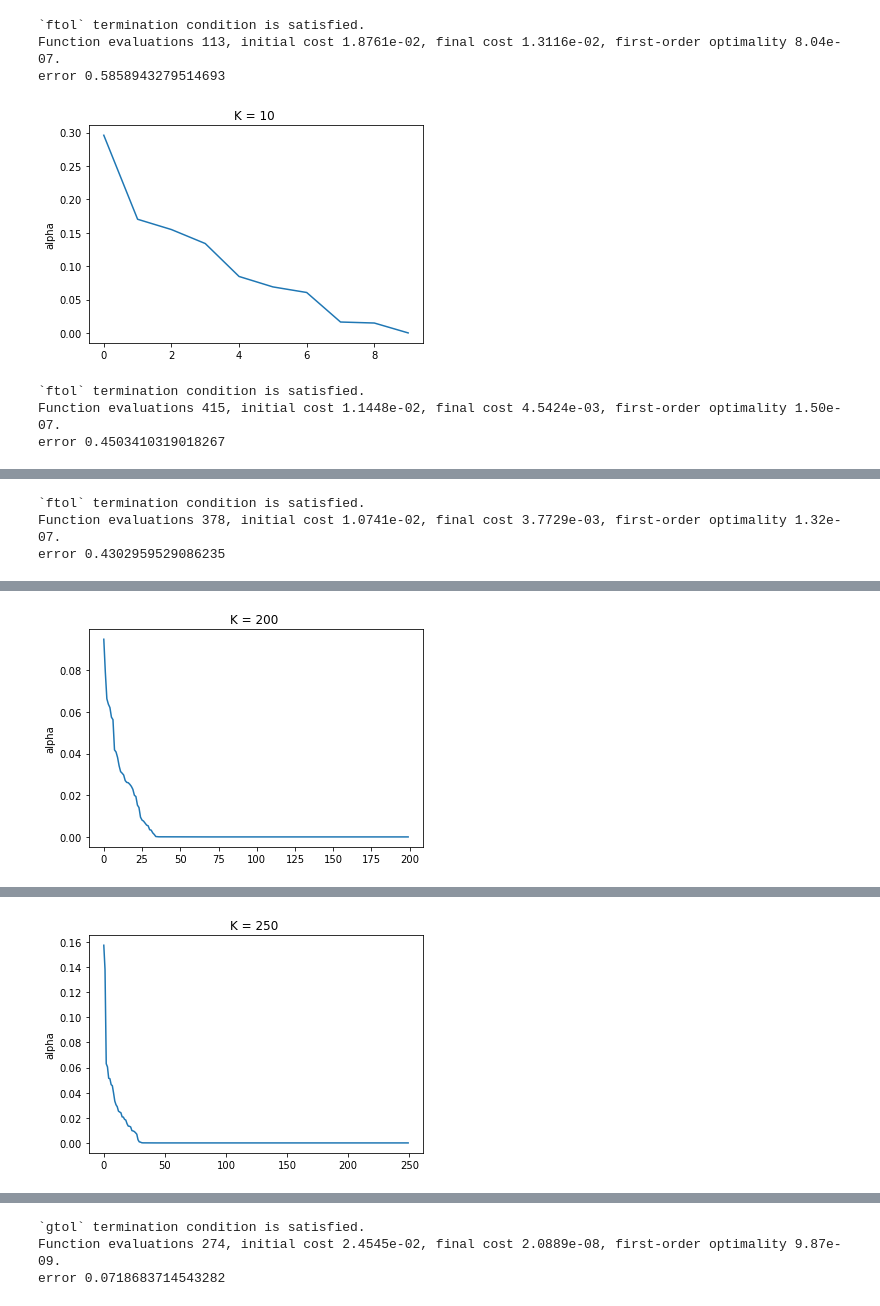
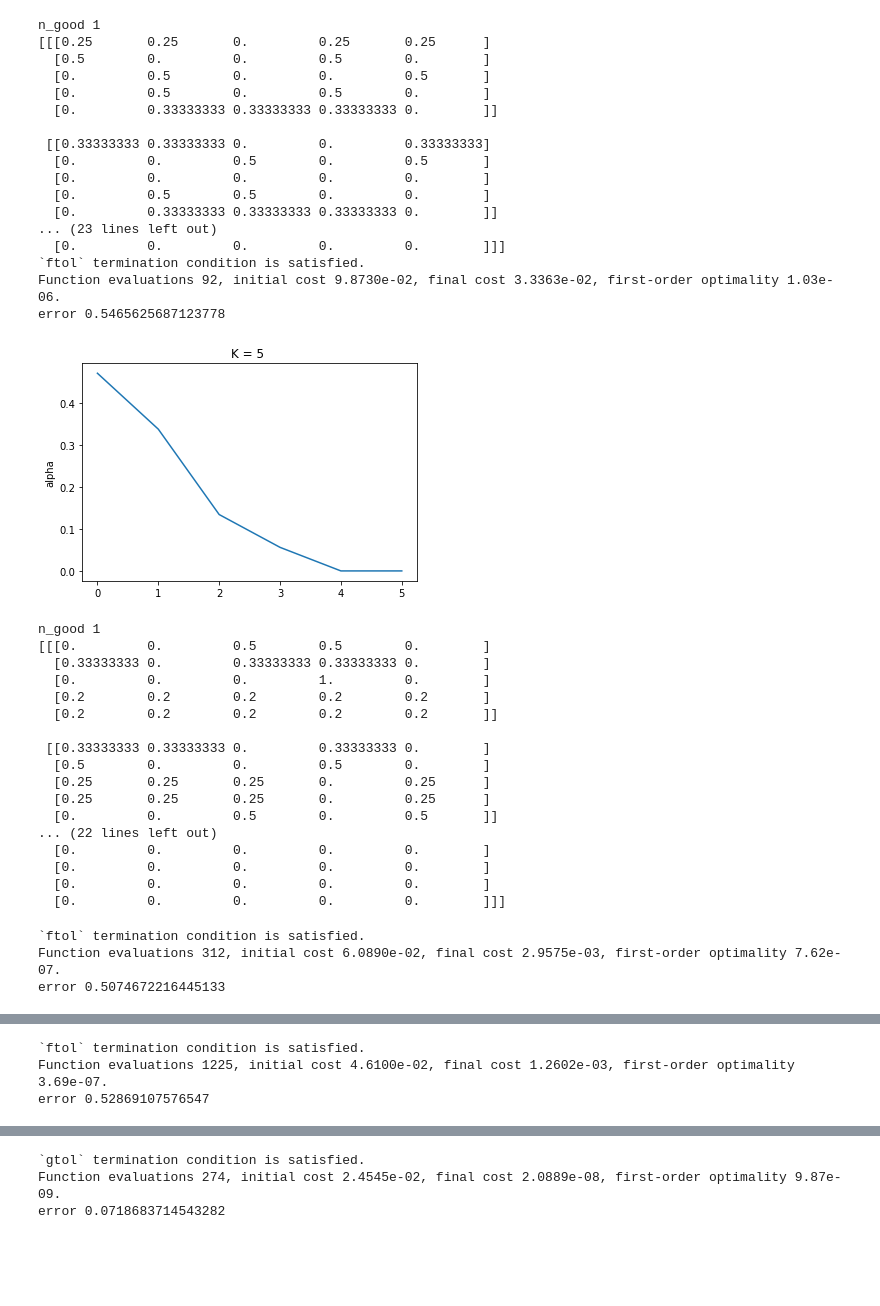
Before and after one commit to aleeeexxx/KME, a Jupyter notebook: MODIL.ipynb, the cells around one changed output, grey strips where cells are left out. Drawn from its saved outputs; the diff is of its cells as text; code cells hidden in the pictures; blank space fills up the shorter version.

Commit message:
sort alpha

```diff
--- a/MODIL.ipynb
+++ b/MODIL.ipynb
@@ -64,9 +63,14 @@ def get_mdp_gt(n_traj=10,n_state=3,n_action=3,len=10):
     #         print(counter)
     return traj , p_gt
 
-def get_p_k(n_traj=3,n_state=3):
-    p = np.zeros([n_traj,n_state,n_state])
-    p_k = np.zeros([n_traj,n_state,n_state])
+def get_p_k(n_traj=3,n_state=3,good_p_k=np.zeros([1,3,3]) ):
+    n_good = len(good_p_k)
+    print("n_good",n_good)
+#     p = np.zeros([n_traj,n_state,n_state])
+#   p: cdf   p_k:pdf
+    p = np.zeros([n_traj+n_good,n_state,n_state])
+    p_k = np.zeros([n_traj+n_good,n_state,n_state])
+#     p_k = np.random.rand(n_traj+n_good,n_state,n_state)
     for k in range(n_traj):
         for i in range(n_state):
             for j in range(n_state):
@@ -83,6 +87,8 @@ def get_p_k(n_traj=3,n_state=3):
         p_k[k] = (p_k[k].T/p_k[k].sum(axis=1)).T
         p_k[k] = np.where(np.isnan(p_k[k]), 0, p_k[k])
         # print("p_gt",p_gt[k])
+    p_k[-n_good:] = good_p_k
+
     return  p_k
 
 def get_next_state(i,p):
@@ -149,7 +155,7 @@ def get_error(p_hat,Frobenius_gt):
     return error
 # %%
 # num of states
-n = 10
+n = 5
 
 traj, p_gt = get_gt(n_traj=1000,n_state=n,len=3000)
 print("p_gt",p_gt)
@@ -177,27 +172,66 @@ Frobenius_gt 1.1836148921213234
 # %%
 # k_list = np.linspace(50, 200, 5, dtype=int,endpoint=True)
-k_list = [10,50,100,150,200,250,300]
+k_list = [5,50,100,150,200,250,300]
+# k_list = [50,50,50,50,50,50,50,50,50,50,50,50]
+
 error_list = []
+good_p_k = np.zeros([1,n,n])
 for k in k_list:
-    p_k = get_p_k(n_traj=k,n_state=n)
+    p_k = get_p_k(n_traj=k,n_state=n,good_p_k=good_p_k)
+    print(p_k)
     alpha = get_alpha(p_bar,p_k)
+#     good_alpha = np.alpha(alpha > 0.03)
+#     good_p_k = p_k[alpha > 0.03]
+#     print("good_p_k",good_p_k)
     p_hat = get_p_hat(alpha,p_k)
     error = get_error(p_hat,Frobenius_gt)
     print("error",error)
     error_list.append(error)
 
+    # sort and print alpha
     sorted_alpha = np.sort(alpha)[::-1]
     plt.plot(sorted_alpha)
     plt.ylabel("alpha")
     plt.title("K = %i " % k)
     plt.show()
 
-print(error_list)
+print("error_list",error_list)
 # %% [output]
+n_good 1
+[[[0.25       0.25       0.         0.25       0.25      ]
+  [0.5        0.         0.         0.5        0.        ]
+  [0.         0.5        0.         0.         0.5       ]
+  [0.         0.5        0.         0.5        0.        ]
+  [0.         0.33333333 0.33333333 0.33333333 0.        ]]
+
+ [[0.33333333 0.33333333 0.         0.         0.33333333]
+  [0.         0.         0.5        0.         0.5       ]
+  [0.         0.         0.         0.         0.        ]
+  [0.         0.5        0.5        0.         0.        ]
+  [0.         0.33333333 0.33333333 0.33333333 0.        ]]
+... (23 lines left out)
+  [0.         0.         0.         0.         0.        ]]]
 `ftol` termination condition is satisfied.
-Function evaluations 113, initial cost 1.8761e-02, final cost 1.3116e-02, first-order optimality 8.04e-07.
-error 0.5858943279514693
+Function evaluations 92, initial cost 9.8730e-02, final cost 3.3363e-02, first-order optimality 1.03e-06.
+error 0.5465625687123778
-[figure, old version]
+[figure, new version]
-`ftol` termination condition is satisfied.
-Function evaluations 415, initial cost 1.1448e-02, final cost 4.5424e-03, first-order optimality 1.50e-07.
-error 0.4503410319018267
+n_good 1
+[[[0.         0.         0.5        0.5        0.        ]
+  [0.33333333 0.         0.33333333 0.33333333 0.        ]
+  [0.         0.         0.         1.         0.        ]
+  [0.2        0.2        0.2        0.2        0.2       ]
+  [0.2        0.2        0.2        0.2        0.2       ]]
+
+ [[0.33333333 0.33333333 0.         0.33333333 0.        ]
+  [0.5        0.         0.         0.5        0.        ]
+  [0.25       0.25       0.25       0.         0.25      ]
+  [0.25       0.25       0.25       0.         0.25      ]
+  [0.         0.         0.5        0.         0.5       ]]
+... (22 lines left out)
+  [0.         0.         0.         0.         0.        ]
+  [0.         0.         0.         0.         0.        ]
+  [0.         0.         0.         0.         0.        ]
+  [0.         0.         0.         0.         0.        ]]]
+`ftol` termination condition is satisfied.
+Function evaluations 312, initial cost 6.0890e-02, final cost 2.9575e-03, first-order optimality 7.62e-07.
+error 0.5074672216445133
@@ -205,3 +238,0 @@ error 0.4503410319018267
-`ftol` termination condition is satisfied.
-Function evaluations 378, initial cost 1.0741e-02, final cost 3.7729e-03, first-order optimality 1.32e-07.
-error 0.4302959529086235
@@ -207,0 +256,3 @@ error 0.4302959529086235
+`ftol` termination condition is satisfied.
+Function evaluations 1225, initial cost 4.6100e-02, final cost 1.2602e-03, first-order optimality 3.69e-07.
+error 0.52869107576547
@@ -216 +280,0 @@ error 0.4136360790916021
-[figure, removed]
@@ -220 +280,0 @@ error 0.37479433487866354
-[figure, removed]
```
Also changed, not shown: parts of 4 cells of this notebook.
